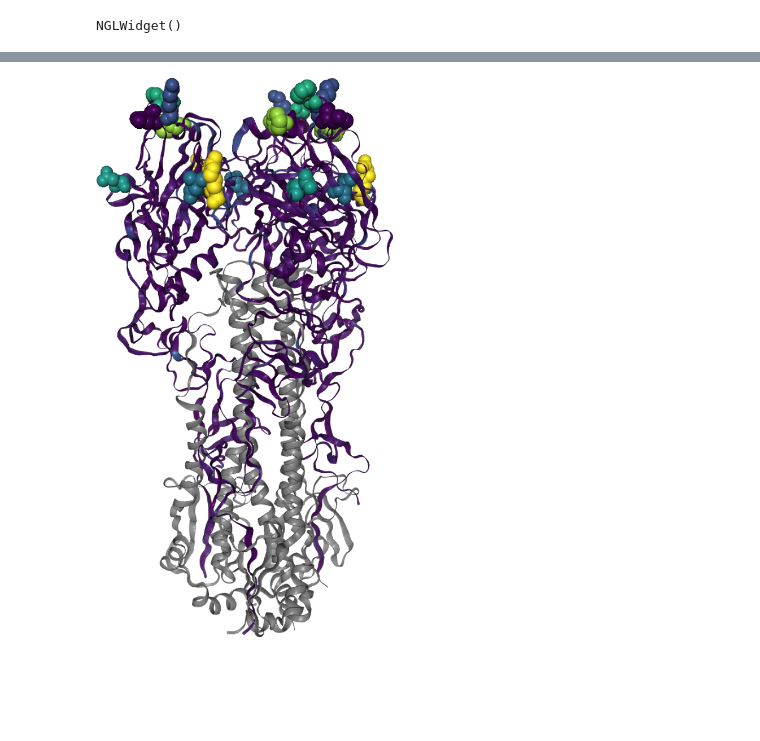
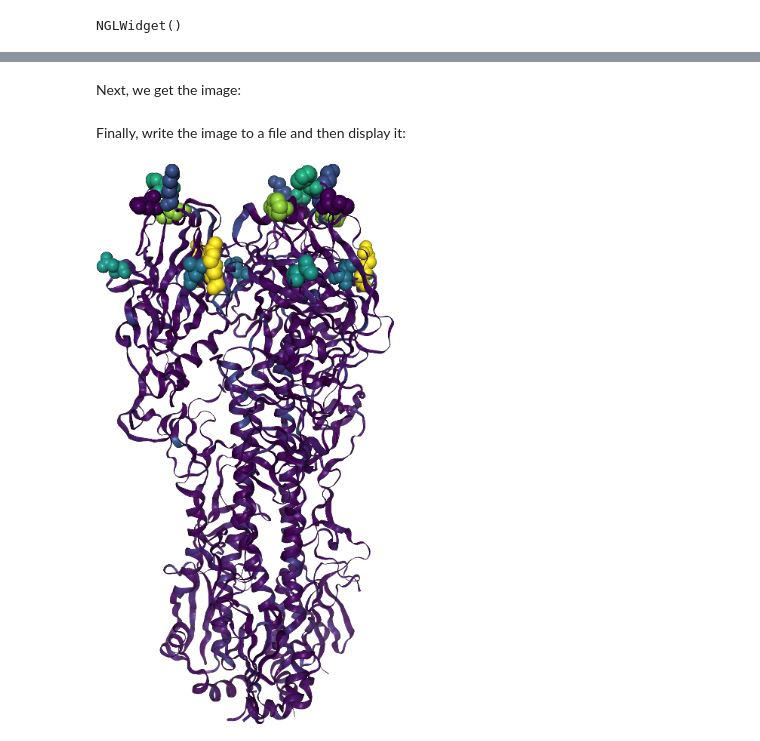
Before and after one commit to jbloomlab/dms_struct, a Jupyter notebook: notebooks/struct_widget_example.ipynb, the cells around one changed output, grey strips where cells are left out. Cells and saved outputs as stored; diff of their text form; code cells hidden in the pictures; blank space fills up the shorter version.

```diff
--- a/notebooks/struct_widget_example.ipynb
+++ b/notebooks/struct_widget_example.ipynb
@@ -58,3 +87,3 @@ https://github.com/arose/nglview/issues/785#issuecomment-487409212
 # %%
 with open('data/pdb_orientations.yaml') as f:
-    orientations = yaml.safe_load(f)['4o5n']
+    orientation = yaml.safe_load(f)['4o5n']['vertical_trimer']
@@ -76,7 +110,7 @@ w_cartoon_ball = colored_struct(
                     chain_col='pdb_chain',
                     site_col='pdb_site',
                     highlight_col='zoom_site',
-                    orientation=orientations['vertical_trimer'],
+                    orientation=orientation,
                     )
 w_cartoon_ball
 # %% [output]
@@ -131,6 +176,12 @@ i = w_ha2gray._display_image()
+# %% [markdown]
+Next, we get the image:
+# %%
+image = w_cartoon_ball._display_image()
+# %% [markdown]
+Finally, write the image to a file and then display it:
 # %%
-with open('temp.png', 'wb') as f:
-    f.write(i.data)
-display(Image('temp.png'))
+with open('_temp_image.png', 'wb') as f:
+    f.write(image.data)
+display(Image('_temp_image.png'))
 # %% [output]
-[figure, old version]
+[figure, new version]
```
Also changed, not shown: parts of 24 cells of this notebook, 1 other file.
